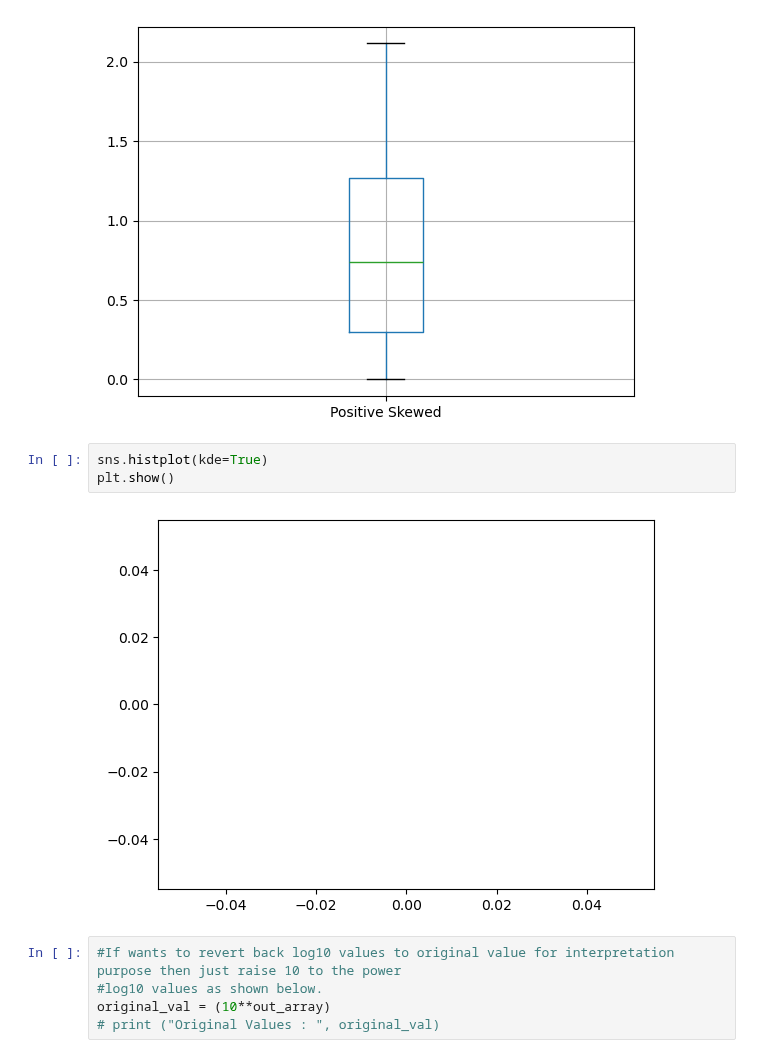
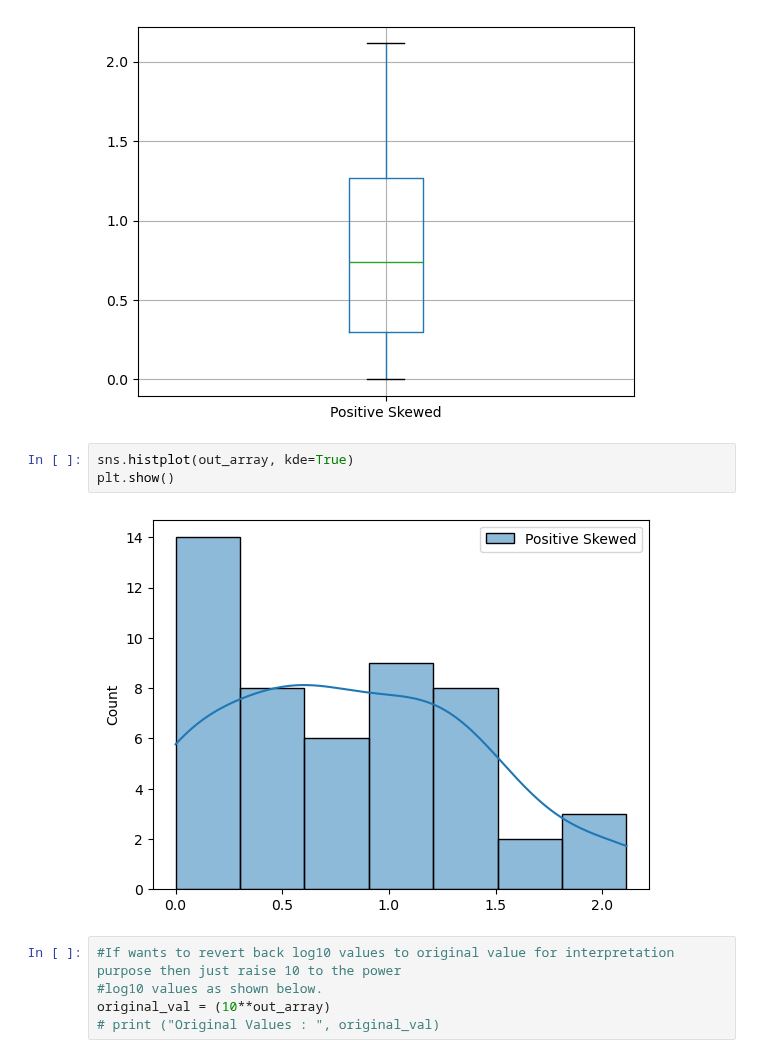
Before and after one commit to vaibhav-arde/MLNotes, a Jupyter notebook: Day_29/Specialised Machine Learning Techniques 2.ipynb, the cells around one changed output. Drawn from its saved outputs; the diff is of its cells as text.

```diff
--- a/Day_29/Specialised Machine Learning Techniques 2.ipynb
+++ b/Day_29/Specialised Machine Learning Techniques 2.ipynb
@@ -288,10 +288,10 @@ plt.show()
 # %% [output]
 [figure]
 # %%
-sns.histplot(kde=True)
+sns.histplot(out_array, kde=True)
 plt.show()
 # %% [output]
-[figure, old version]
+[figure, new version]
 # %%
 #If wants to revert back log10 values to original value for interpretation purpose then just raise 10 to the power
 #log10 values as shown below.
```
Also changed, not shown: parts of 3 cells of this notebook, 4 other files.
